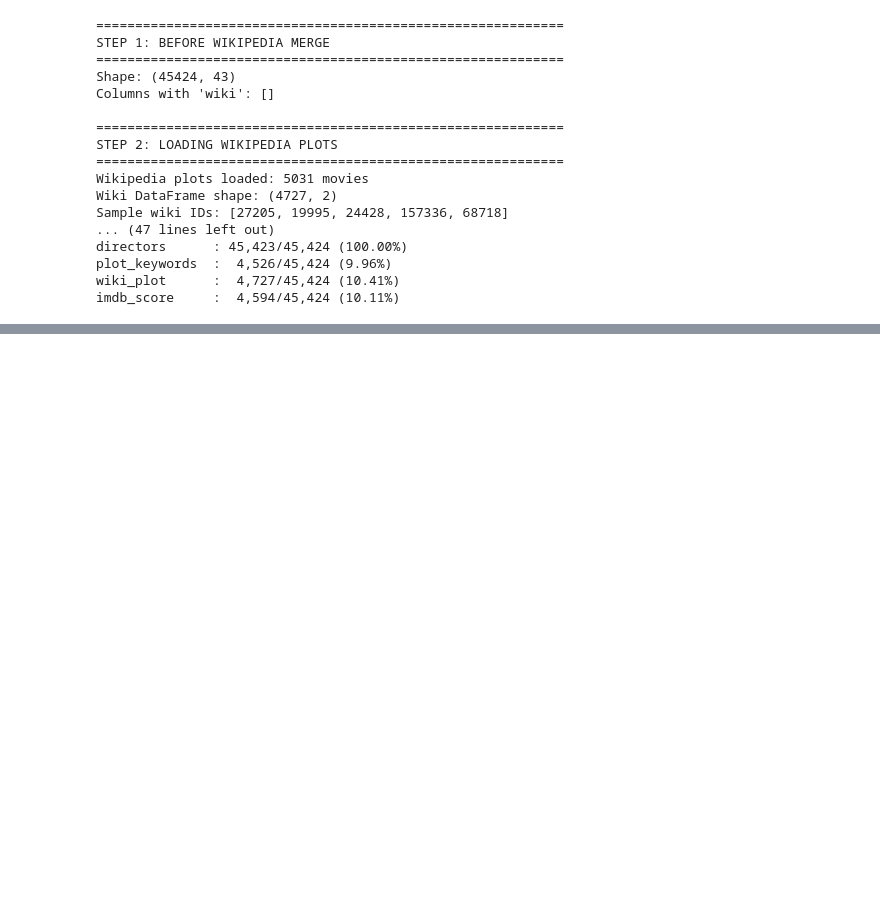
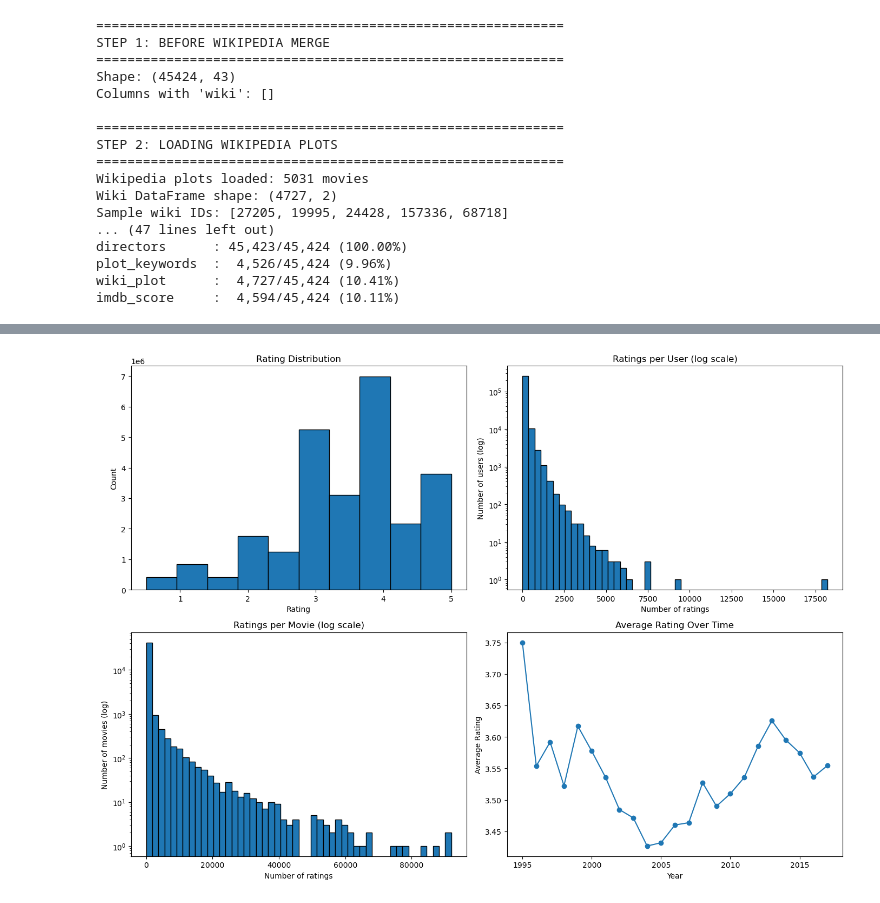
Before and after one commit to Thomasayanfeoluwa/Movie-Hybrid-Recommendation-System, a Jupyter notebook: notebooks/01_data_ingestion_eda.ipynb, the cells around one changed output, grey strips where cells are left out. Cells and saved outputs as stored; diff of their text form; code cells hidden in the pictures; blank space fills up the shorter version.

```diff
--- a/notebooks/01_data_ingestion_eda.ipynb
+++ b/notebooks/01_data_ingestion_eda.ipynb
@@ -1021,0 +1043,13 @@ KeyError: 'tmdb_id'
+# %%
+# Check if all rated movies exist in our movies_merged
+movies_in_ratings = set(ratings['tmdbId'].unique())
+movies_in_catalog = set(movies_final['id'].unique())
+
+orphaned_ratings = movies_in_ratings - movies_in_catalog
+print(f"\nRatings for movies not in catalog: {len(orphaned_ratings)}")
+if len(orphaned_ratings) > 0:
+    print(f"Sample orphaned movie IDs: {list(orphaned_ratings)[:10]}")
+
+    # Remove orphaned ratings (Section 3.2, Step 3)
+    ratings = ratings[ratings['tmdbId'].isin(movies_in_catalog)]
+    print(f"After removing orphaned ratings: {len(ratings)} rows")
@@ -1021,0 +1104,39 @@ KeyError: 'tmdb_id'
+# %%
+import matplotlib.pyplot as plt
+import seaborn as sns
+
+fig, axes = plt.subplots(2, 2, figsize=(14, 10))
+
+# 1. Rating distribution histogram
+axes[0,0].hist(ratings['rating'], bins=10, edgecolor='black')
+axes[0,0].set_title('Rating Distribution')
+axes[0,0].set_xlabel('Rating')
+axes[0,0].set_ylabel('Count')
+
+# 2. Ratings per user distribution (log scale)
+user_counts = ratings['userId'].value_counts()
+axes[0,1].hist(user_counts, bins=50, edgecolor='black', log=True)
+axes[0,1].set_title('Ratings per User (log scale)')
+axes[0,1].set_xlabel('Number of ratings')
+axes[0,1].set_ylabel('Number of users (log)')
+
+# 3. Ratings per movie distribution (log scale)
+movie_counts = ratings['tmdbId'].value_counts()
+axes[1,0].hist(movie_counts, bins=50, edgecolor='black', log=True)
+axes[1,0].set_title('Ratings per Movie (log scale)')
+axes[1,0].set_xlabel('Number of ratings')
+axes[1,0].set_ylabel('Number of movies (log)')
+
+# 4. Rating over time
+ratings['year'] = pd.to_datetime(ratings['timestamp']).dt.year
+yearly_avg = ratings.groupby('year')['rating'].mean()
+axes[1,1].plot(yearly_avg.index, yearly_avg.values, marker='o')
+axes[1,1].set_title('Average Rating Over Time')
+axes[1,1].set_xlabel('Year')
+axes[1,1].set_ylabel('Average Rating')
+
+plt.tight_layout()
+plt.savefig('../notebooks/rating_eda.png', dpi=150)
+plt.show()
+# %% [output]
+[figure, added]
```
Also changed, not shown: parts of 20 cells of this notebook, 4 other files.
